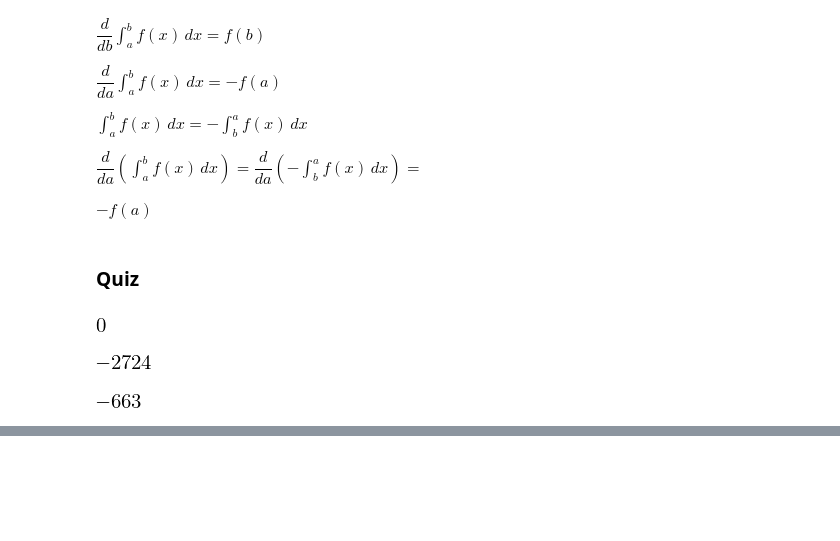
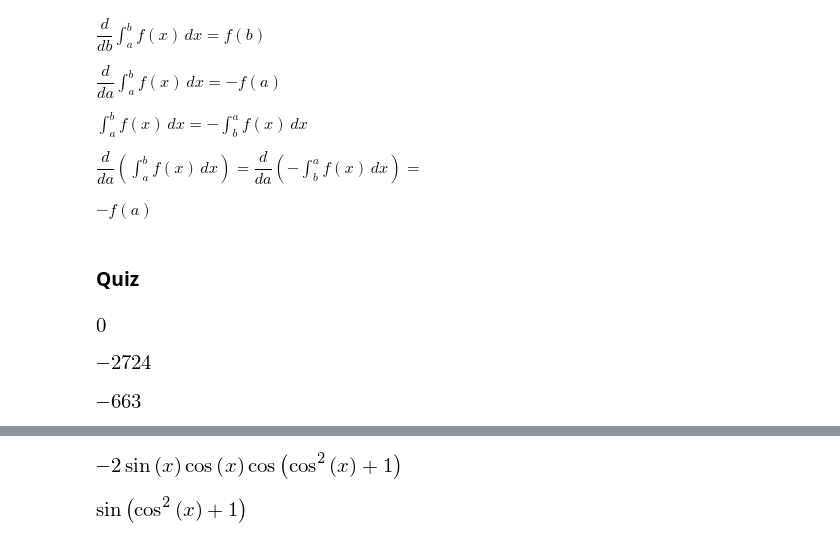
Before and after one commit to idrisr/coursera-calculus_one, a Jupyter notebook: Calculus3.ipynb, the cells around one changed output, grey strips where cells are left out. Drawn from its saved outputs; the diff is of its cells as text; code cells hidden in the pictures; blank space fills up the shorter version.

```diff
--- a/Calculus3.ipynb
+++ b/Calculus3.ipynb
@@ -1761,0 +1964,10 @@ integrate(fx, (x, a, b))
+# %%
+x = symbols('x')
+fx = -2*cos(x)* sin(x)*cos( (cos(x)**2 + 1))
+fx
+# %% [output]
+[figure, added]
+# %%
+integrate(fx, x)
+# %% [output]
+[figure, added]
```
Also changed, not shown: parts of 44 cells of this notebook.
